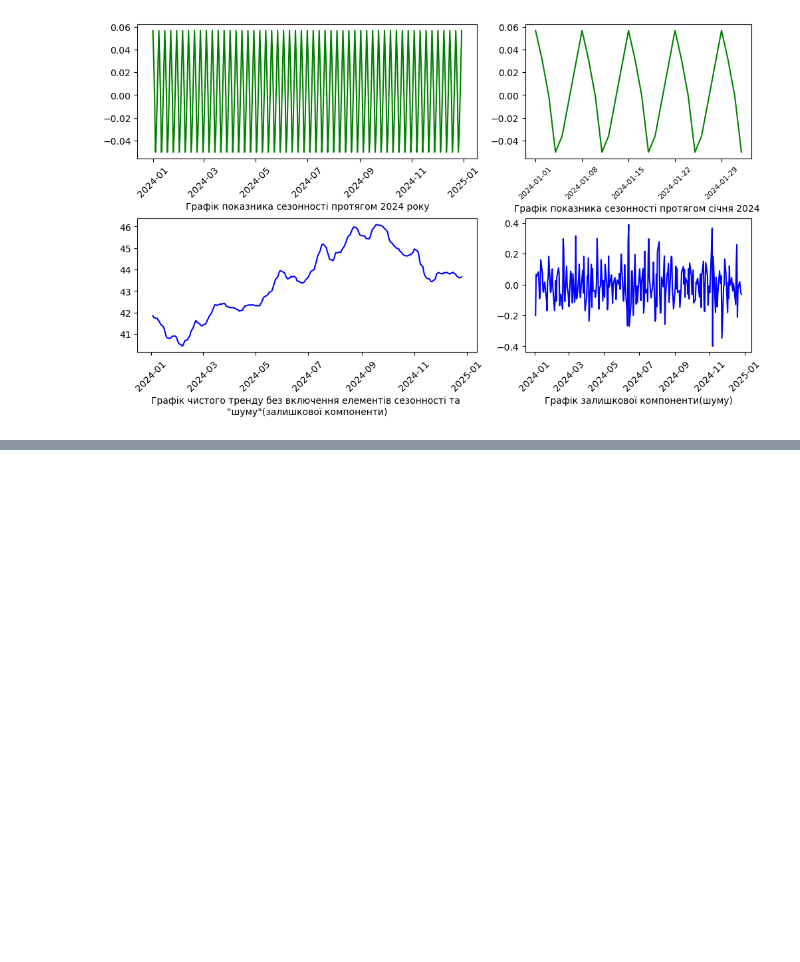
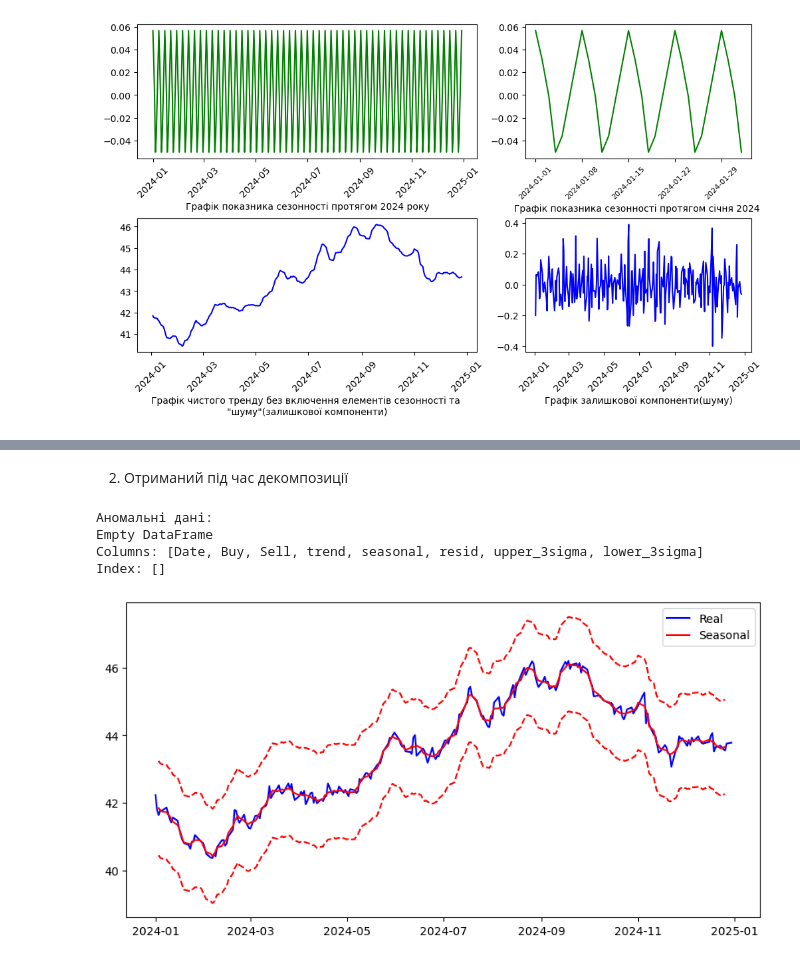
Before and after one commit to VarRoman/7_semester, a Jupyter notebook: Analysis_and_processing/Lab1/lab1_test.ipynb, the cells around one changed output, grey strips where cells are left out. Saved outputs shown, nothing was run; the diff lists cells and outputs as text; code cells hidden in the pictures; blank space fills up the shorter version.

```diff
--- a/Analysis_and_processing/Lab1/lab1_test.ipynb
+++ b/Analysis_and_processing/Lab1/lab1_test.ipynb
@@ -184,0 +309,29 @@ ax[1][1].plot(df_decomposed['resid'], color='b')
+# %% [markdown]
+2. Отриманий під час декомпозиції
+# %%
+# Second model
+df_decomposed.reset_index(inplace=True)
+seas_resid_std = df_decomposed['resid'].std()
+df_decomposed['upper_3sigma'] = df_decomposed['trend'] + 3 * OLS_resid_std
+df_decomposed['lower_3sigma'] = df_decomposed['trend'] - 3 * OLS_resid_std
+print('Аномальні дані:')
+print(df_decomposed[df_decomposed['resid'] > 3 * OLS_resid_std])
+
+# Deleting anomalies
+# df_decomposed['Buy'] = df_decomposed['Buy'].mask(df_decomposed['resid'] > 3 * OLS_resid_std, df_decomposed['trend'], axis=0)  # this line is for changing to the trend value
+df_decomposed.drop(index=list(df_decomposed[df_decomposed['resid'] > 3 * OLS_resid_std].index), inplace=True)
+
+fig, ax = plt.subplots(figsize=(10, 5))
+
+ax.plot(df_decomposed['Date'], df_decomposed['Buy'], "b-", label="Real")
+ax.plot(df_decomposed['Date'], df_decomposed['trend'], "r", label="Seasonal")
+ax.plot(df_decomposed['Date'], df_decomposed['upper_3sigma'], "r--")
+ax.plot(df_decomposed['Date'], df_decomposed['lower_3sigma'], "r--")
+ax.legend(loc="best")
+plt.show()
+# %% [output]
+Аномальні дані:
+Empty DataFrame
+Columns: [Date, Buy, Sell, trend, seasonal, resid, upper_3sigma, lower_3sigma]
+Index: []
+[figure, added]
```
Also changed, not shown: parts of 19 cells of this notebook.
